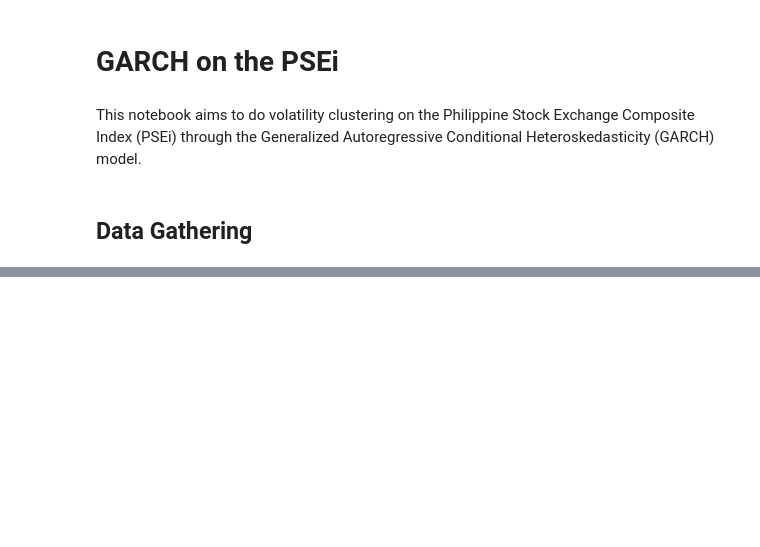
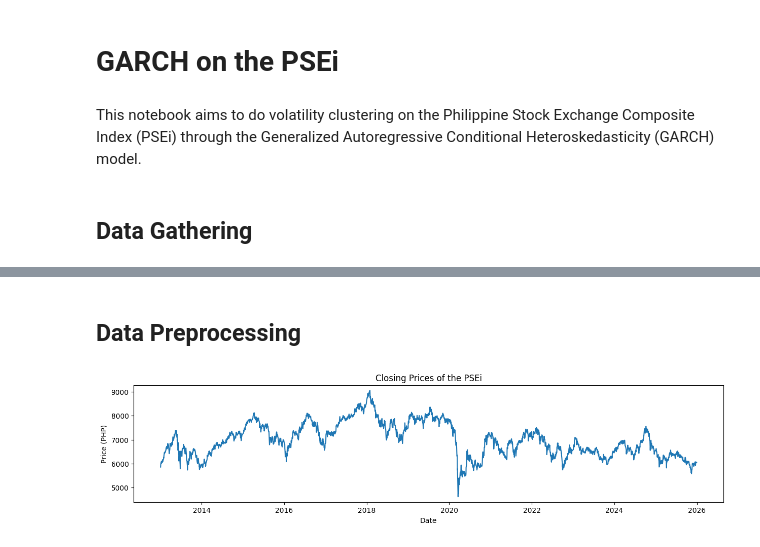
Before and after one commit to donnafaithhh/GARCH-PSEi, a Jupyter notebook: simulation.ipynb, the cells around one changed output, grey strips where cells are left out. Saved outputs shown, nothing was run; the diff lists cells and outputs as text; code cells hidden in the pictures; blank space fills up the shorter version.

```diff
--- a/simulation.ipynb
+++ b/simulation.ipynb
@@ -74,6 +112,6 @@ Successfully downloaded 1 stocks
 # %%
-
-filepath = r'psei prices.pkl'
+filepath = r'psei closing prices.pkl'
 with open(filepath, 'rb') as f:
-    data = pickle.load(f)
-data.tail()
+    pse_data = pickle.load(f)
+print(pse_data.index[0])
+print(pse_data.index[-1])
@@ -79,0 +121,12 @@ data.tail()
+# %% [markdown]
+## Data Preprocessing
+# %%
+# plot the closing prices of the PSEi
+plt.figure(figsize=(15, 3))
+plt.plot(pse_data)
+plt.xlabel('Date')
+plt.ylabel('Price (PHP)')
+plt.title('Closing Prices of the PSEi')
+plt.show()
+# %% [output]
+[figure, added]
```
Also changed, not shown: parts of 7 cells of this notebook.
